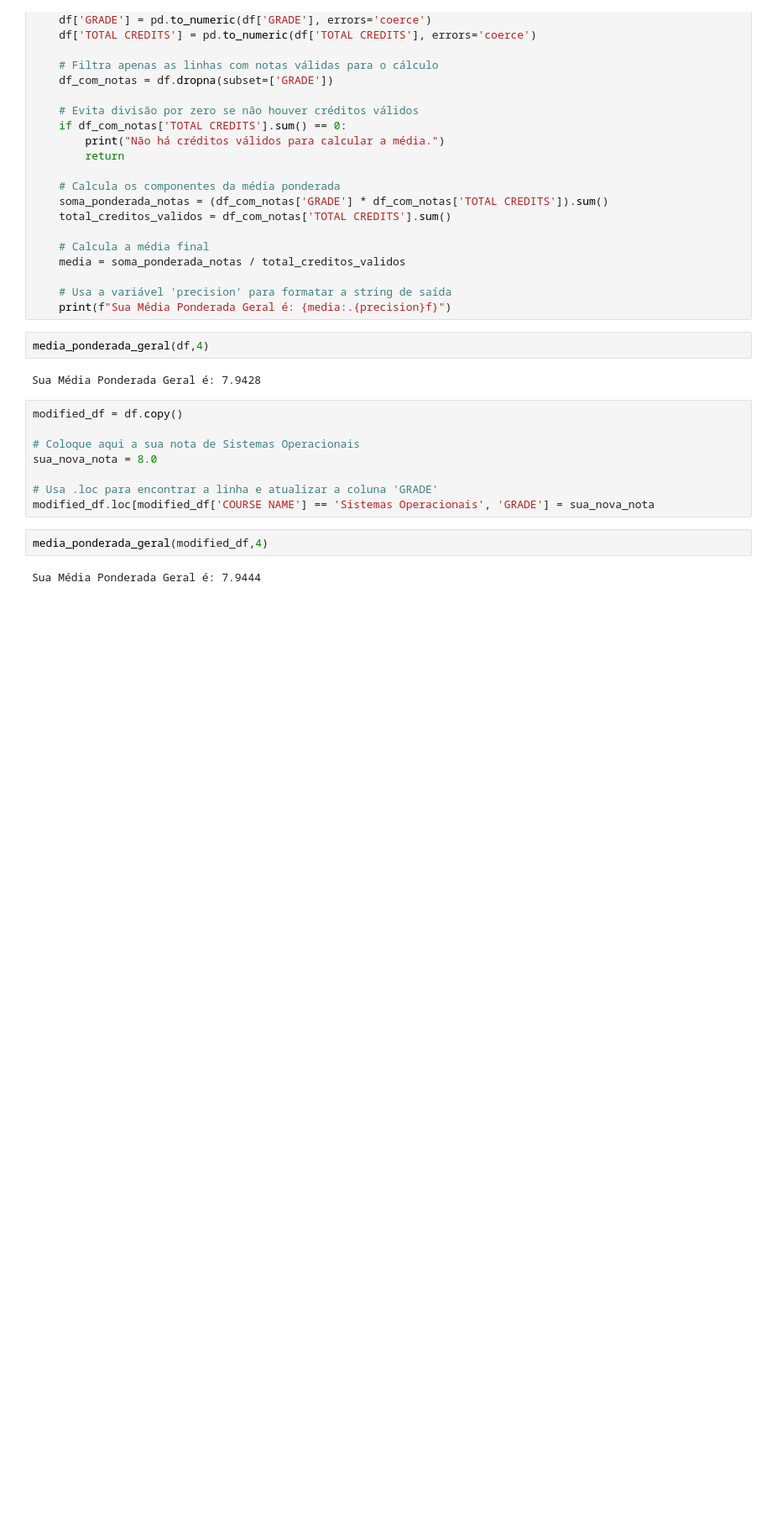
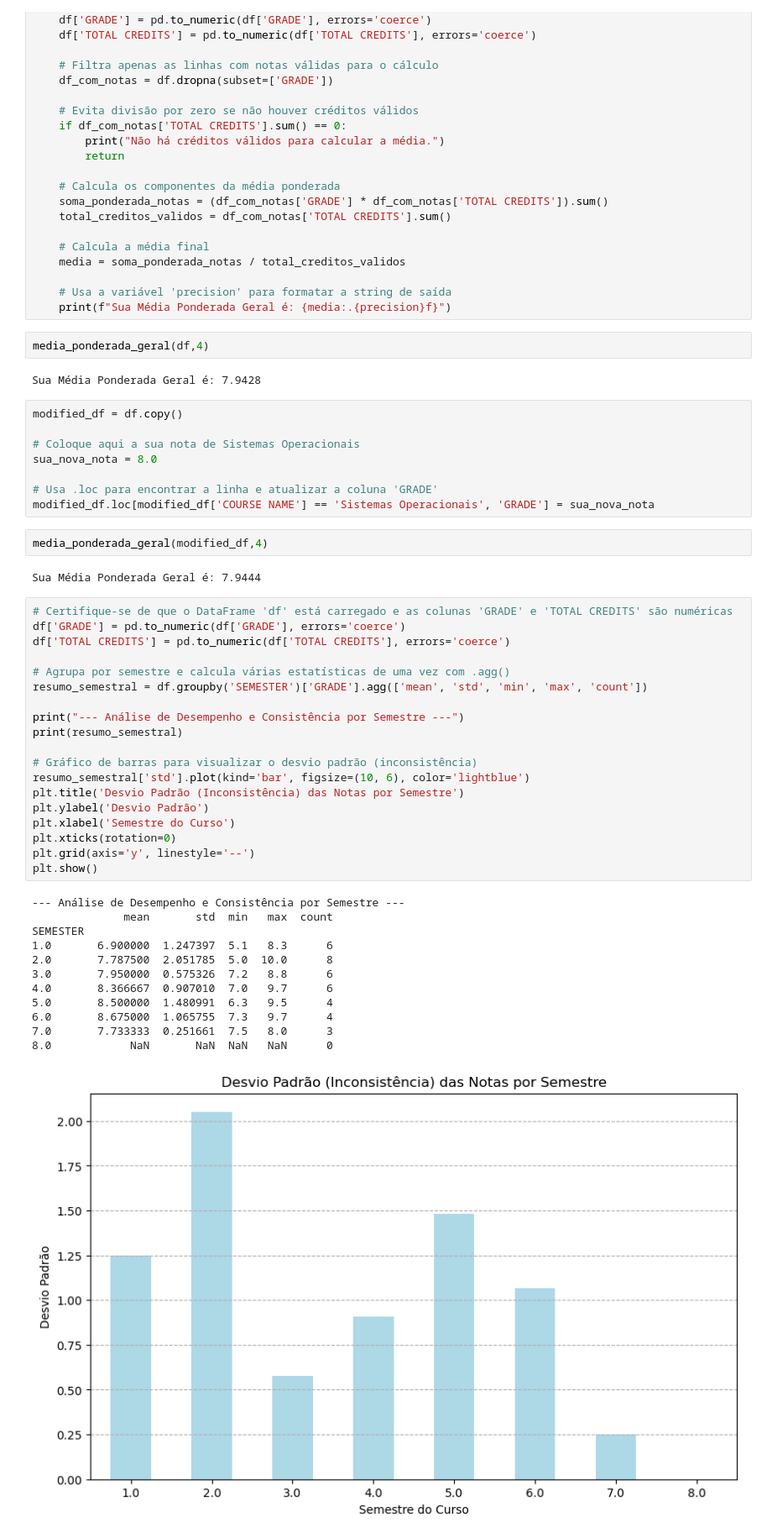
Before and after one commit to delbempedro/mystuff, a Jupyter notebook: analise-notas/analises.ipynb, the cells around one changed output. Shown: that part at 84% size. Saved outputs shown, nothing was run; the diff lists cells and outputs as text; blank space fills up the shorter version.

```diff
--- a/analise-notas/analises.ipynb
+++ b/analise-notas/analises.ipynb
@@ -90,3 +87,35 @@ modified_df.loc[modified_df['COURSE NAME'] == 'Sistemas Operacionais', 'GRADE']
 media_ponderada_geral(modified_df,4)
 # %% [output]
 Sua Média Ponderada Geral é: 7.9444
+# %%
+# Certifique-se de que o DataFrame 'df' está carregado e as colunas 'GRADE' e 'TOTAL CREDITS' são numéricas
+df['GRADE'] = pd.to_numeric(df['GRADE'], errors='coerce')
+df['TOTAL CREDITS'] = pd.to_numeric(df['TOTAL CREDITS'], errors='coerce')
+
+# Agrupa por semestre e calcula várias estatísticas de uma vez com .agg()
+resumo_semestral = df.groupby('SEMESTER')['GRADE'].agg(['mean', 'std', 'min', 'max', 'count'])
+
+print("--- Análise de Desempenho e Consistência por Semestre ---")
+print(resumo_semestral)
+
+# Gráfico de barras para visualizar o desvio padrão (inconsistência)
+resumo_semestral['std'].plot(kind='bar', figsize=(10, 6), color='lightblue')
+plt.title('Desvio Padrão (Inconsistência) das Notas por Semestre')
+plt.ylabel('Desvio Padrão')
+plt.xlabel('Semestre do Curso')
+plt.xticks(rotation=0)
+plt.grid(axis='y', linestyle='--')
+plt.show()
+# %% [output]
+--- Análise de Desempenho e Consistência por Semestre ---
+              mean       std  min   max  count
+SEMESTER
+1.0       6.900000  1.247397  5.1   8.3      6
+2.0       7.787500  2.051785  5.0  10.0      8
+3.0       7.950000  0.575326  7.2   8.8      6
+4.0       8.366667  0.907010  7.0   9.7      6
+5.0       8.500000  1.480991  6.3   9.5      4
+6.0       8.675000  1.065755  7.3   9.7      4
+7.0       7.733333  0.251661  7.5   8.0      3
+8.0            NaN       NaN  NaN   NaN      0
+[figure, added]
```
Also changed, not shown: parts of 7 cells of this notebook, 3 other files.
